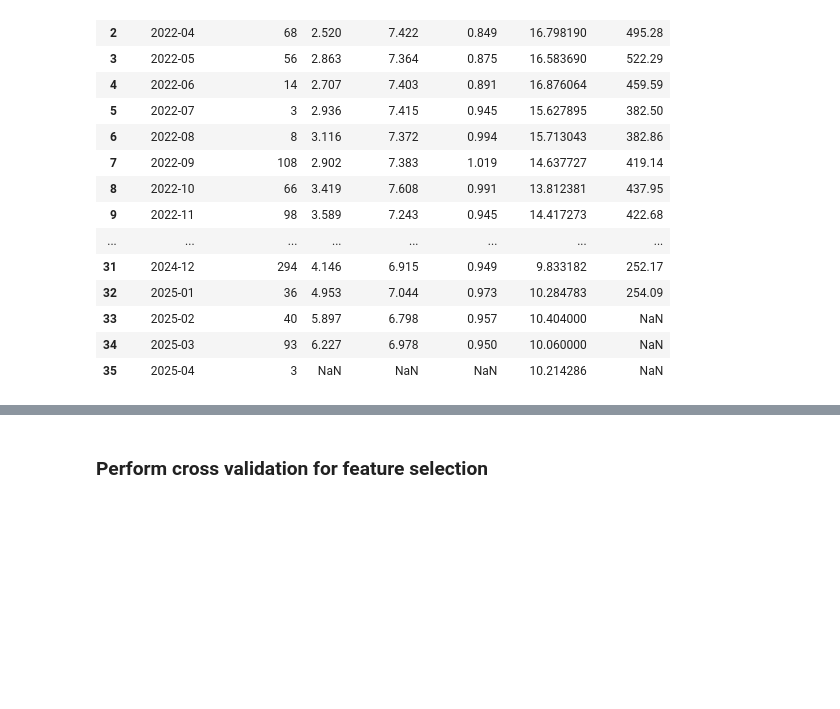
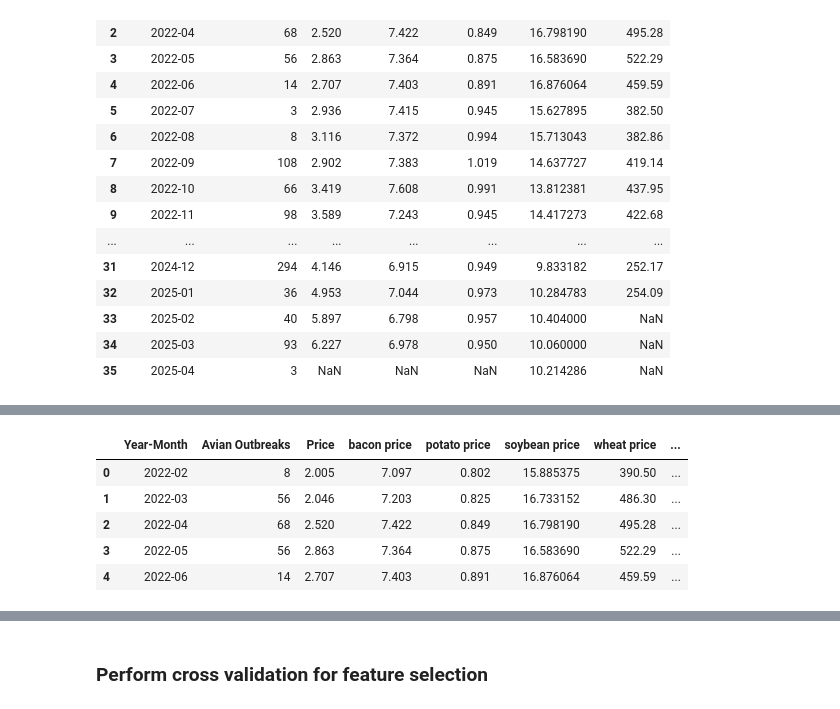
Before and after one commit to xeniachen-01/142a-eggs, a Jupyter notebook: project.ipynb, the cells around one changed output, grey strips where cells are left out. Cells and saved outputs as stored; diff of their text form; code cells hidden in the pictures; blank space fills up the shorter version.

```diff
--- a/project.ipynb
+++ b/project.ipynb
@@ -341,0 +344,16 @@ df
+# %%
+# Import corn prices csv from row 16 onwards where row 16 is header
+corn_prices = pd.read_csv('corn-prices-historical-chart-data.csv', skiprows=15)
+corn_prices.head()
+
+# Rename the second column to "corn price"
+corn_prices = corn_prices.rename(columns={corn_prices.columns[1]: "corn price"})
+corn_prices.head()
+
+# Convert the date column to datetime format
+corn_prices['date'] = pd.to_datetime(corn_prices['date'])
+corn_prices['year-month'] = corn_prices['date'].dt.to_period('M')
+
+# Group by year and month, and calculate the mean corn price
+corn_prices_grouped = corn_prices.groupby('year-month')['corn price'].mean().reset_index()
+corn_prices_grouped.head()
@@ -341,0 +367,13 @@ df
+# %%
+df = pd.merge(df, corn_prices_grouped, left_on="Year-Month", right_on="year-month", how="left")
+
+# Drop year-month column from df
+df = df.drop(columns=["year-month"])
+df.head()
+# %% [output]
+|  | Year-Month | Avian Outbreaks | Price | bacon price | potato price | soybean price | wheat price | ... |
+| 0 | 2022-02 | 8 | 2.005 | 7.097 | 0.802 | 15.885375 | 390.50 | ... |
+| 1 | 2022-03 | 56 | 2.046 | 7.203 | 0.825 | 16.733152 | 486.30 | ... |
+| 2 | 2022-04 | 68 | 2.520 | 7.422 | 0.849 | 16.798190 | 495.28 | ... |
+| 3 | 2022-05 | 56 | 2.863 | 7.364 | 0.875 | 16.583690 | 522.29 | ... |
+| 4 | 2022-06 | 14 | 2.707 | 7.403 | 0.891 | 16.876064 | 459.59 | ... |
```
Also changed, not shown: parts of 30 cells of this notebook, 5 other files.
